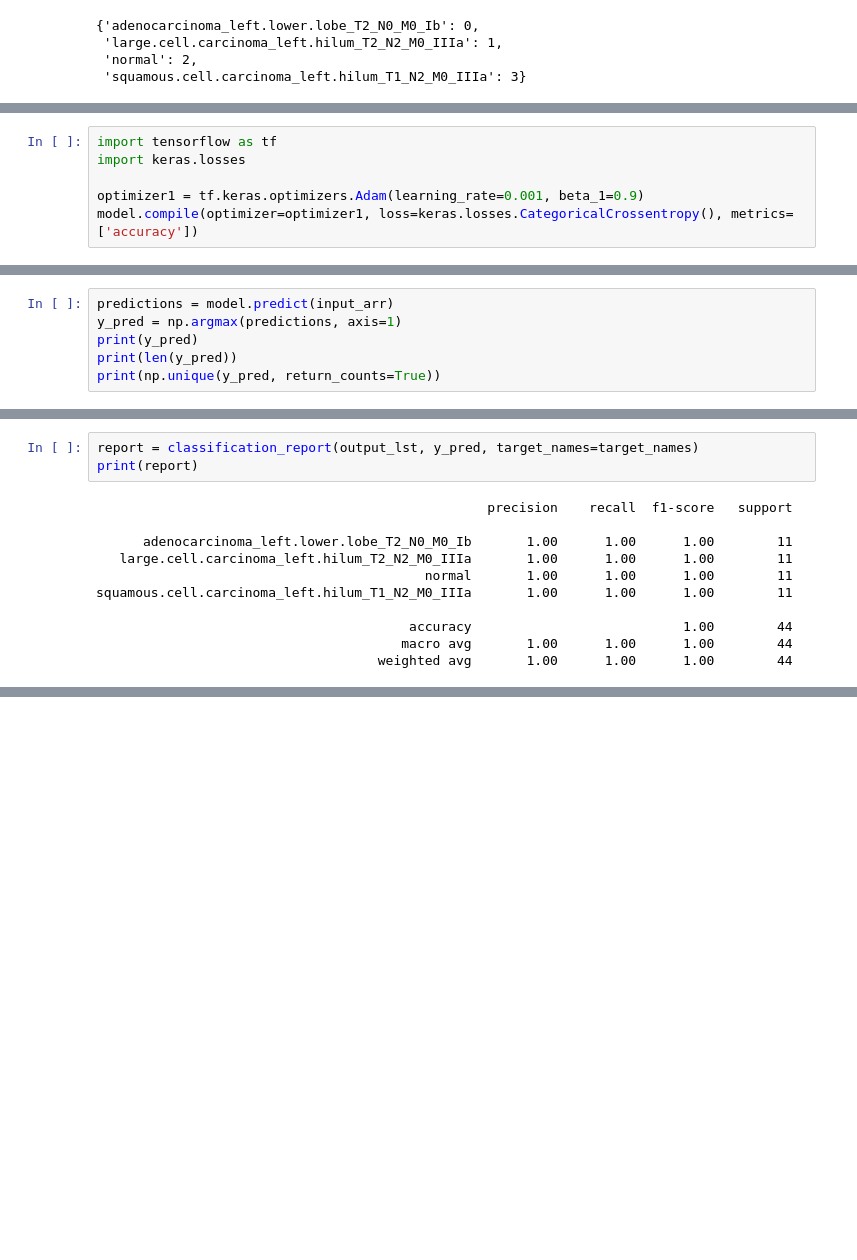
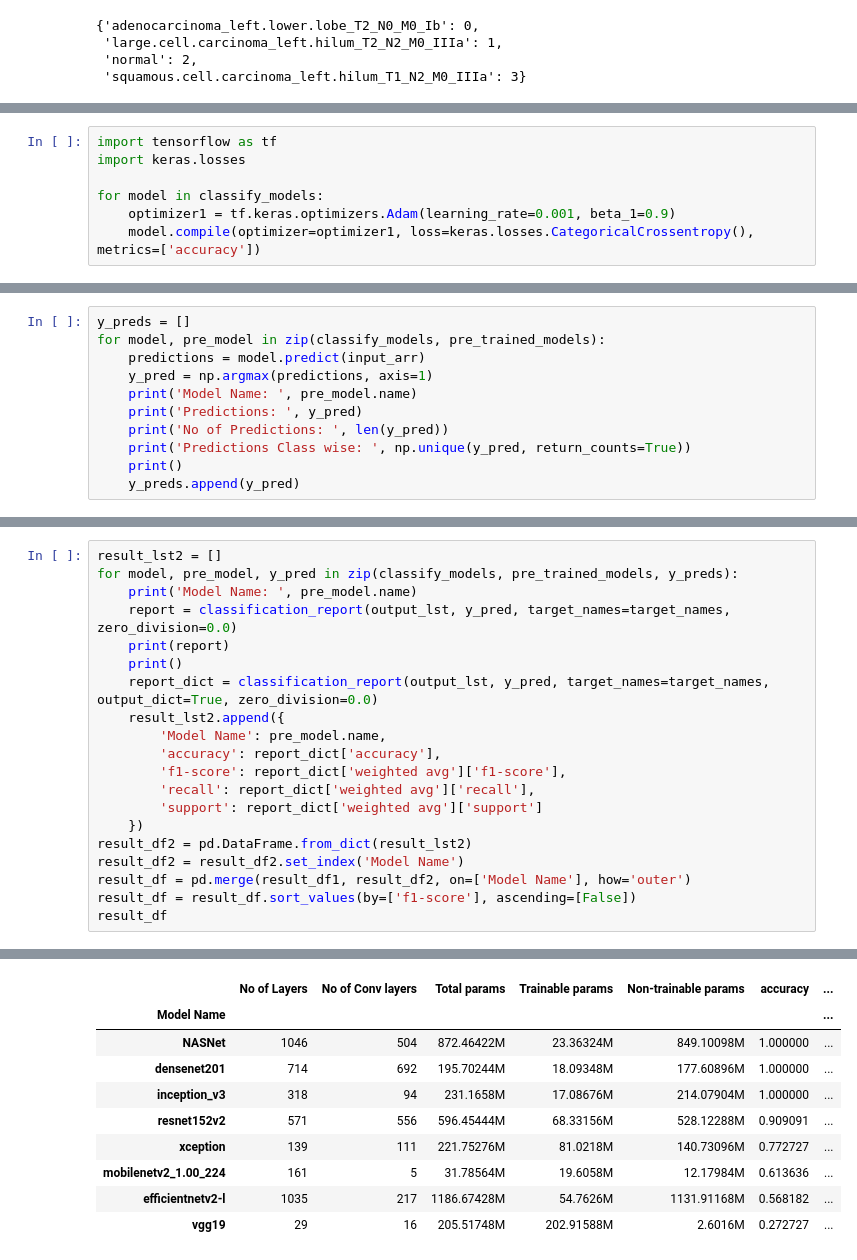
Before and after one commit to suryan0800/DL-CNN-Transfer-Learning, a Jupyter notebook: Transfer_Learning.ipynb, the cells around one changed output, grey strips where cells are left out. Drawn from its saved outputs; the diff is of its cells as text; blank space fills up the shorter version.

Commit message:
Model Comparison with different pretrained models

```diff
--- a/Transfer_Learning.ipynb
+++ b/Transfer_Learning.ipynb
@@ -126,8 +158,9 @@ Non-trainable params::  214.07904 M
 import tensorflow as tf
 import keras.losses
 
-optimizer1 = tf.keras.optimizers.Adam(learning_rate=0.001, beta_1=0.9)
-model.compile(optimizer=optimizer1, loss=keras.losses.CategoricalCrossentropy(), metrics=['accuracy'])
+for model in classify_models:
+    optimizer1 = tf.keras.optimizers.Adam(learning_rate=0.001, beta_1=0.9)
+    model.compile(optimizer=optimizer1, loss=keras.losses.CategoricalCrossentropy(), metrics=['accuracy'])
 # %%
 # fit the model
 # Run the cell. It will take some time to execute
@@ -180,9 +224,14 @@ print(np.unique(output_lst, return_counts=True))
 44
 (array([0, 1, 2, 3], dtype=int64), array([11, 11, 11, 11], dtype=int64))
 # %%
-predictions = model.predict(input_arr)
-y_pred = np.argmax(predictions, axis=1)
-print(y_pred)
-print(len(y_pred))
-print(np.unique(y_pred, return_counts=True))
+y_preds = []
+for model, pre_model in zip(classify_models, pre_trained_models):
+    predictions = model.predict(input_arr)
+    y_pred = np.argmax(predictions, axis=1)
+    print('Model Name: ', pre_model.name)
+    print('Predictions: ', y_pred)
+    print('No of Predictions: ', len(y_pred))
+    print('Predictions Class wise: ', np.unique(y_pred, return_counts=True))
+    print()
+    y_preds.append(y_pred)
 # %% [output]
@@ -196,14 +260,21 @@ target_names = [x[0] for x in sorted(pred_set.class_indices.items(), key=lambda
-# %%
-report = classification_report(output_lst, y_pred, target_names=target_names)
-print(report)
-# %% [output]
-                                                  precision    recall  f1-score   support
-
-      adenocarcinoma_left.lower.lobe_T2_N0_M0_Ib       1.00      1.00      1.00        11
-   large.cell.carcinoma_left.hilum_T2_N2_M0_IIIa       1.00      1.00      1.00        11
-                                          normal       1.00      1.00      1.00        11
-squamous.cell.carcinoma_left.hilum_T1_N2_M0_IIIa       1.00      1.00      1.00        11
-
-                                        accuracy                           1.00        44
-                                       macro avg       1.00      1.00      1.00        44
-                                    weighted avg       1.00      1.00      1.00        44
+# %%
+result_lst2 = []
+for model, pre_model, y_pred in zip(classify_models, pre_trained_models, y_preds):
+    print('Model Name: ', pre_model.name)
+    report = classification_report(output_lst, y_pred, target_names=target_names, zero_division=0.0)
+    print(report)
+    print()
+    report_dict = classification_report(output_lst, y_pred, target_names=target_names, output_dict=True, zero_division=0.0)
+    result_lst2.append({
+        'Model Name': pre_model.name,
+        'accuracy': report_dict['accuracy'],
+        'f1-score': report_dict['weighted avg']['f1-score'],
+        'recall': report_dict['weighted avg']['recall'],
+        'support': report_dict['weighted avg']['support']
+    })
+result_df2 = pd.DataFrame.from_dict(result_lst2)
+result_df2 = result_df2.set_index('Model Name')
+result_df = pd.merge(result_df1, result_df2, on=['Model Name'], how='outer')
+result_df = result_df.sort_values(by=['f1-score'], ascending=[False])
+result_df
+# %% [output]
@@ -210 +298,11 @@ squamous.cell.carcinoma_left.hilum_T1_N2_M0_IIIa       1.00      1.00      1.00
+|  | No of Layers | No of Conv layers | Total params | Trainable params | Non-trainable params | accuracy | ... |
+| Model Name |  |  |  |  |  |  | ... |
+| NASNet | 1046 | 504 | 872.46422M | 23.36324M | 849.10098M | 1.000000 | ... |
+| densenet201 | 714 | 692 | 195.70244M | 18.09348M | 177.60896M | 1.000000 | ... |
+| inception_v3 | 318 | 94 | 231.1658M | 17.08676M | 214.07904M | 1.000000 | ... |
+| resnet152v2 | 571 | 556 | 596.45444M | 68.33156M | 528.12288M | 0.909091 | ... |
+| xception | 139 | 111 | 221.75276M | 81.0218M | 140.73096M | 0.772727 | ... |
+| mobilenetv2_1.00_224 | 161 | 5 | 31.78564M | 19.6058M | 12.17984M | 0.613636 | ... |
+| efficientnetv2-l | 1035 | 217 | 1186.67428M | 54.7626M | 1131.91168M | 0.568182 | ... |
+| vgg19 | 29 | 16 | 205.51748M | 202.91588M | 2.6016M | 0.272727 | ... |
 # %%
```
Also changed, not shown: parts of 12 cells of this notebook.
